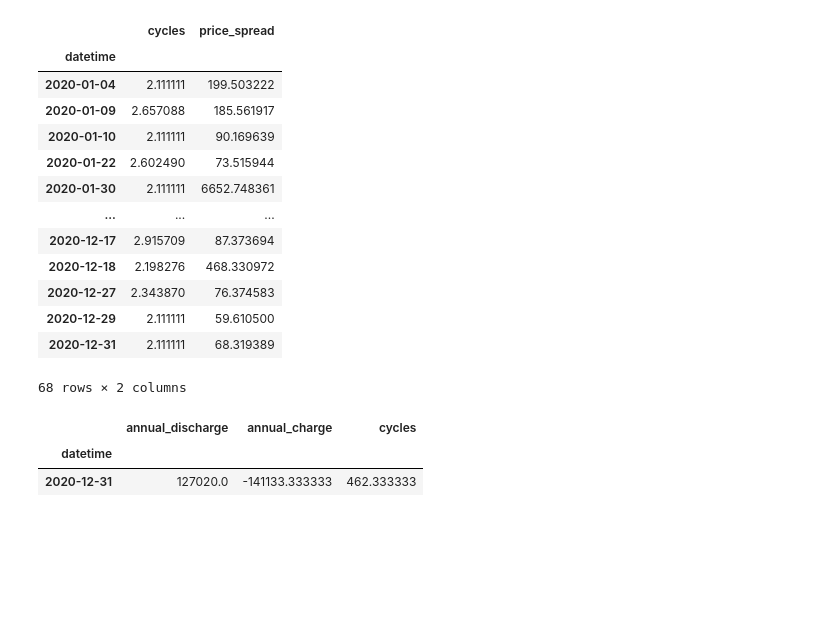
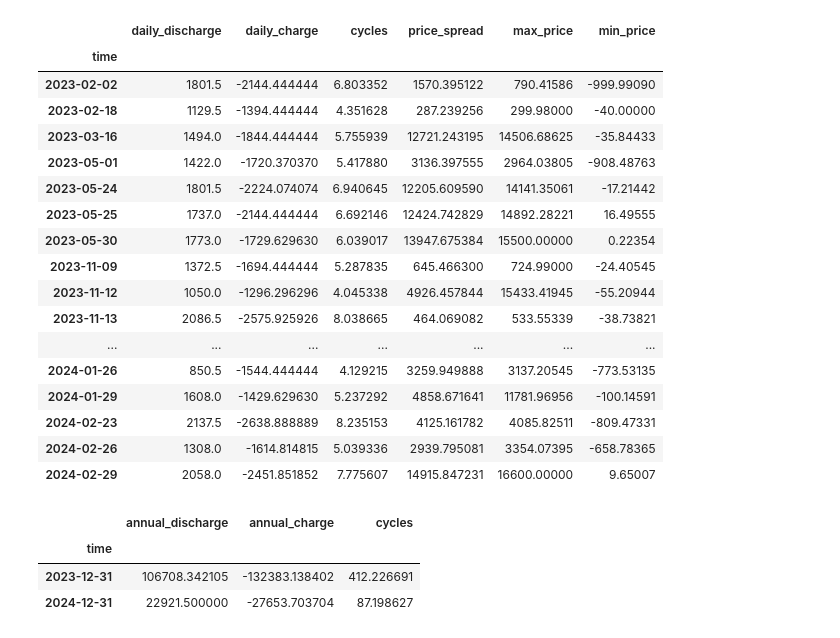
Before and after one commit to rccolle/Battery-Optimisation, a Jupyter notebook: result/analysis.ipynb, the cells around one changed output. Cells and saved outputs as stored; diff of their text form; code cells hidden in the pictures; blank space fills up the shorter version.

```diff
--- a/result/analysis.ipynb
+++ b/result/analysis.ipynb
@@ -1,7 +1,7 @@
 # %%
 import pandas as pd
 # %%
-df = pd.read_csv('result_perfect_foresight.csv', parse_dates=['datetime'], index_col='datetime')
+df = pd.read_csv('result_perfect_foresight.csv', parse_dates=['time'], index_col='time')
 # %%
 daily_amounts = df.groupby(pd.Grouper(freq='D'))['power'].agg([('daily_discharge', lambda dispatch: dispatch[dispatch>=0].sum()/2),
                                                                ('daily_charge', lambda dispatch: dispatch[dispatch<0].sum()/2)])
@@ -44,0 +45,2 @@ Freq: D, Name: price_spread, Length: 366, dtype: float64
+# %%
+min_and_max_price = df.groupby(pd.Grouper(freq='D'))['spot_price'].agg([('max_price', 'max'), ('min_price', 'min')])
@@ -45,4 +64,4 @@ Freq: D, Name: price_spread, Length: 366, dtype: float64
 # %%
-price_vs_cycles = pd.concat([daily_cycles['cycles'], daily_price_spread], axis=1)
+price_vs_cycles = pd.concat([daily_cycles, daily_price_spread, min_and_max_price], axis=1)
 price_vs_cycles.plot(secondary_y=['price_spread'], legend=True)
 # %% [output]
@@ -51,25 +75,30 @@ price_vs_cycles.plot(secondary_y=['price_spread'], legend=True)
 # %%
-price_vs_cycles[price_vs_cycles['cycles']>2]
+price_vs_cycles[price_vs_cycles['cycles']>4]
 # %% [output]
-|  | cycles | price_spread |
-| datetime |  |  |
-| 2020-01-04 | 2.111111 | 199.503222 |
-| 2020-01-09 | 2.657088 | 185.561917 |
-| 2020-01-10 | 2.111111 | 90.169639 |
-| 2020-01-22 | 2.602490 | 73.515944 |
-| 2020-01-30 | 2.111111 | 6652.748361 |
-| ... | ... | ... |
-| 2020-12-17 | 2.915709 | 87.373694 |
-| 2020-12-18 | 2.198276 | 468.330972 |
-| 2020-12-27 | 2.343870 | 76.374583 |
-| 2020-12-29 | 2.111111 | 59.610500 |
-| 2020-12-31 | 2.111111 | 68.319389 |
+|  | daily_discharge | daily_charge | cycles | price_spread | max_price | min_price |
+| time |  |  |  |  |  |  |
+| 2023-02-02 | 1801.5 | -2144.444444 | 6.803352 | 1570.395122 | 790.41586 | -999.99090 |
+| 2023-02-18 | 1129.5 | -1394.444444 | 4.351628 | 287.239256 | 299.98000 | -40.00000 |
+| 2023-03-16 | 1494.0 | -1844.444444 | 5.755939 | 12721.243195 | 14506.68625 | -35.84433 |
+| 2023-05-01 | 1422.0 | -1720.370370 | 5.417880 | 3136.397555 | 2964.03805 | -908.48763 |
+| 2023-05-24 | 1801.5 | -2224.074074 | 6.940645 | 12205.609590 | 14141.35061 | -17.21442 |
+| 2023-05-25 | 1737.0 | -2144.444444 | 6.692146 | 12424.742829 | 14892.28221 | 16.49555 |
+| 2023-05-30 | 1773.0 | -1729.629630 | 6.039017 | 13947.675384 | 15500.00000 | 0.22354 |
+| 2023-11-09 | 1372.5 | -1694.444444 | 5.287835 | 645.466300 | 724.99000 | -24.40545 |
+| 2023-11-12 | 1050.0 | -1296.296296 | 4.045338 | 4926.457844 | 15433.41945 | -55.20944 |
+| 2023-11-13 | 2086.5 | -2575.925926 | 8.038665 | 464.069082 | 533.55339 | -38.73821 |
+| ... | ... | ... | ... | ... | ... | ... |
+| 2024-01-26 | 850.5 | -1544.444444 | 4.129215 | 3259.949888 | 3137.20545 | -773.53135 |
+| 2024-01-29 | 1608.0 | -1429.629630 | 5.237292 | 4858.671641 | 11781.96956 | -100.14591 |
+| 2024-02-23 | 2137.5 | -2638.888889 | 8.235153 | 4125.161782 | 4085.82511 | -809.47331 |
+| 2024-02-26 | 1308.0 | -1614.814815 | 5.039336 | 2939.795081 | 3354.07395 | -658.78365 |
+| 2024-02-29 | 2058.0 | -2451.851852 | 7.775607 | 14915.847231 | 16600.00000 | 9.65007 |
-68 rows × 2 columns
 # %%
 df.groupby(pd.Grouper(freq='Y'))['power'].agg([('annual_discharge', lambda dispatch: dispatch[dispatch>=0].sum()/2),
                                                ('annual_charge', lambda dispatch: dispatch[dispatch<0].sum()/2),
                                                ('cycles', lambda dispatch: abs(dispatch).sum()/2/580)])
 # %% [output]
 |  | annual_discharge | annual_charge | cycles |
-| datetime |  |  |  |
-| 2020-12-31 | 127020.0 | -141133.333333 | 462.333333 |
+| time |  |  |  |
+| 2023-12-31 | 106708.342105 | -132383.138402 | 412.226691 |
+| 2024-12-31 | 22921.500000 | -27653.703704 | 87.198627 |
```
Also changed, not shown: parts of 8 cells of this notebook, 4 other files.
